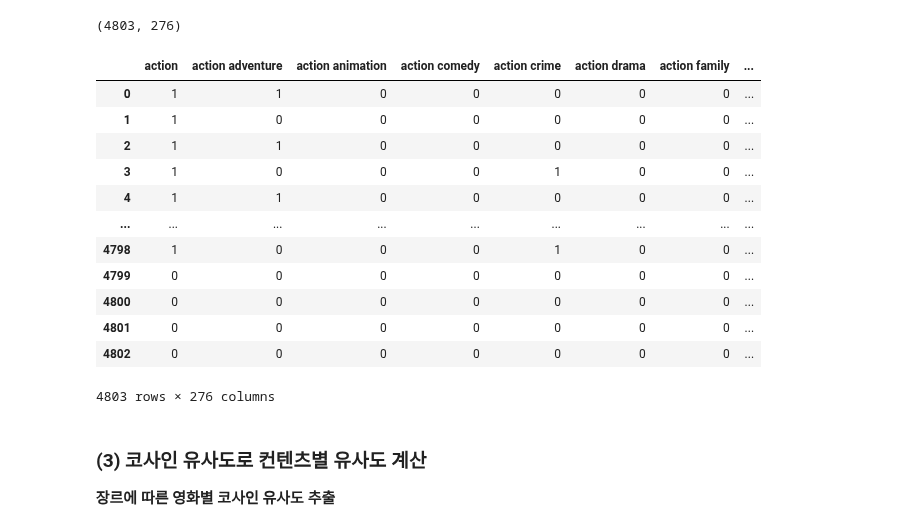
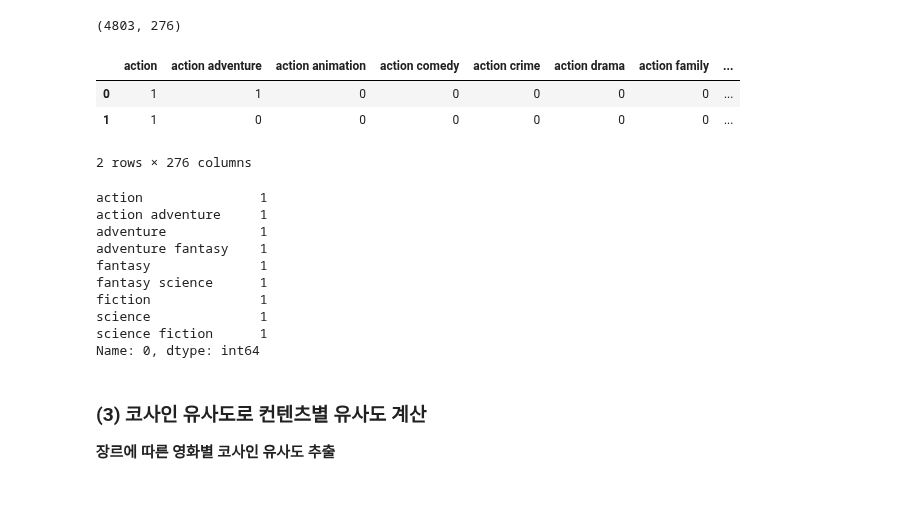
Before and after one commit to junhokim42/Python_study, a Jupyter notebook: Bigdata_training/Bigdata_analysis/day7/추천시스템/1. 컨텐츠 기반 필터링 추천 시스템.ipynb, the cells around one changed output. Drawn from its saved outputs; the diff is of its cells as text; code cells hidden in the pictures; blank space fills up the shorter version.

```diff
--- a/Bigdata_training/Bigdata_analysis/day7/추천시스템/1. 컨텐츠 기반 필터링 추천 시스템.ipynb
+++ b/Bigdata_training/Bigdata_analysis/day7/추천시스템/1. 컨텐츠 기반 필터링 추천 시스템.ipynb
@@ -254,6 +254,5 @@ Science Fiction
 # %% [markdown]
 - 따로 분리되어 있는 영화의 장르들을 하나의 list로 합치기
 # %%
-# movie_df['genres']에 있는 값 한개씩 추출해서 apply() 내에 있는 함수에 적용시킴
-
-movies_df['genres'].apply(lambda x:[y['name'] for y in x])
+#movies_df['genres']에 있는 값 한개씩 추출해서 appply()내에 있는 함수에 적용시킴
+movies_df['genres']=movies_df['genres'].apply(lambda x :[y['name'] for y in x])
@@ -312,4 +282,4 @@ lis
 # %%
 # 각 레코드의 장르 데이터를 문자열로 변환
 # (' ').join(movies_df['genres'][0])
-movies_df['genres_literal'] = movies_df['genres'].apply(lambda x : (' '.join(x)))
+movies_df['genres_literal']=movies_df['genres'].apply(lambda x : (' ').join(x))
@@ -394,32 +359,34 @@ count_vect.vocabulary_
  'documentary history': 87,
  'foreign thriller': 157}
 # %%
-# 장르 리터럴 컬럼을 피처 베터화
-count_vect.transform(movies_df['genres_literal'])
-# print(genre_mat.shape)
+# 장르 리터럴 컬럼을 피처 벡터화
+genre_mat = count_vect.transform(movies_df['genres_literal'])
+print(genre_mat.shape)
 # %% [output]
 (4803, 276)
 # %%
-cols =count_vect.get_feature_names()
+cols = count_vect.get_feature_names()
 data = genre_mat.toarray()
-pd.DataFrame(data,columns=cols)
+df = pd.DataFrame(data,columns=cols)
 df.head(2)
 # %% [output]
 |  | action | action adventure | action animation | action comedy | action crime | action drama | action family | ... |
 | 0 | 1 | 1 | 0 | 0 | 0 | 0 | 0 | ... |
 | 1 | 1 | 0 | 0 | 0 | 0 | 0 | 0 | ... |
-| 2 | 1 | 1 | 0 | 0 | 0 | 0 | 0 | ... |
-| 3 | 1 | 0 | 0 | 0 | 1 | 0 | 0 | ... |
-| 4 | 1 | 1 | 0 | 0 | 0 | 0 | 0 | ... |
-| ... | ... | ... | ... | ... | ... | ... | ... | ... |
-| 4798 | 1 | 0 | 0 | 0 | 1 | 0 | 0 | ... |
-| 4799 | 0 | 0 | 0 | 0 | 0 | 0 | 0 | ... |
-| 4800 | 0 | 0 | 0 | 0 | 0 | 0 | 0 | ... |
-| 4801 | 0 | 0 | 0 | 0 | 0 | 0 | 0 | ... |
-| 4802 | 0 | 0 | 0 | 0 | 0 | 0 | 0 | ... |
-4803 rows × 276 columns
+2 rows × 276 columns
 # %%
-df.iloc[0][df.iloc[0] == 1]
+df.iloc[0][df.iloc[0]==1]
+# %% [output]
+action               1
+action adventure     1
+adventure            1
+adventure fantasy    1
+fantasy              1
+fantasy science      1
+fiction              1
+science              1
+science fiction      1
+Name: 0, dtype: int64
 # %% [markdown]
 ### (3) 코사인 유사도로 컨텐츠별 유사도 계산
 **장르에 따른 영화별 코사인 유사도 추출**
```
Also changed, not shown: parts of 29 cells of this notebook, 6 other files.
